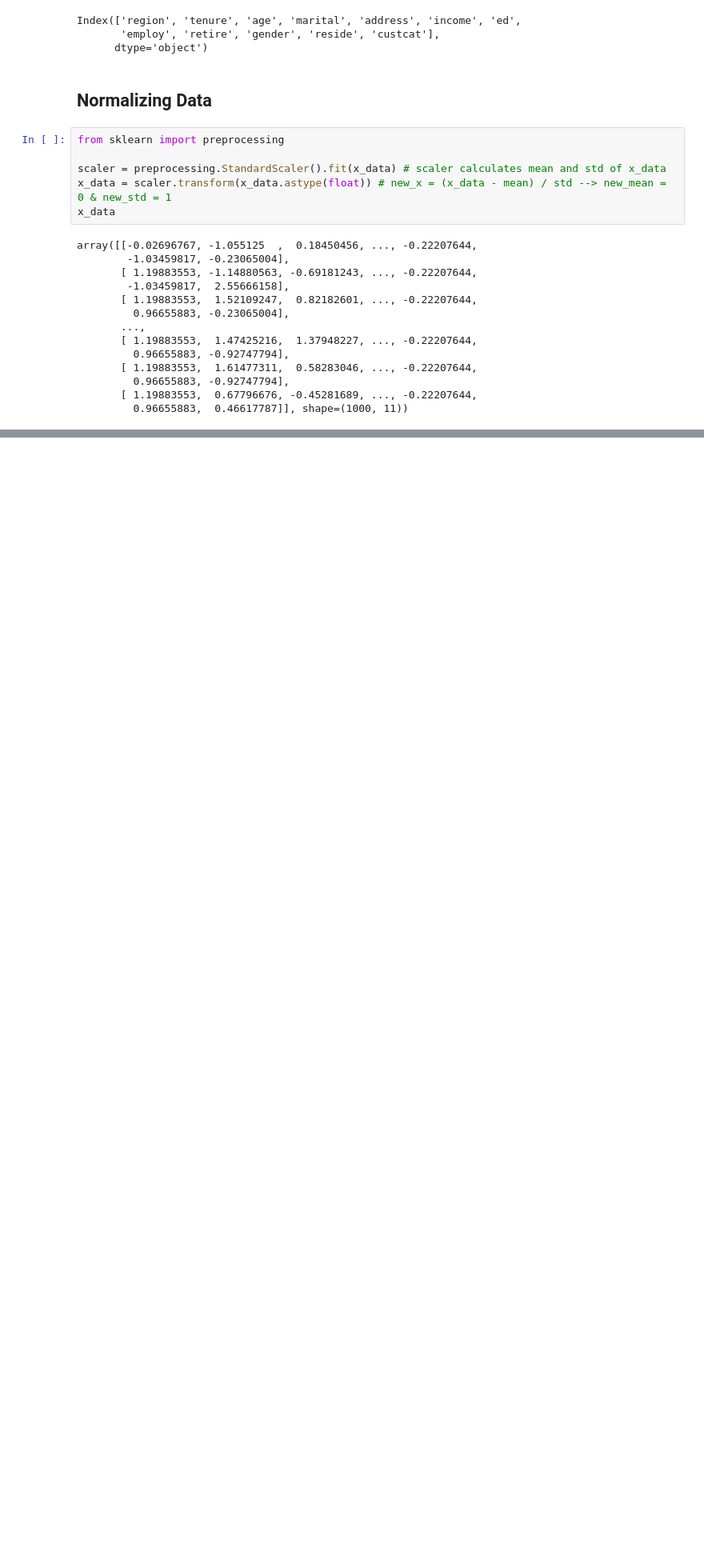
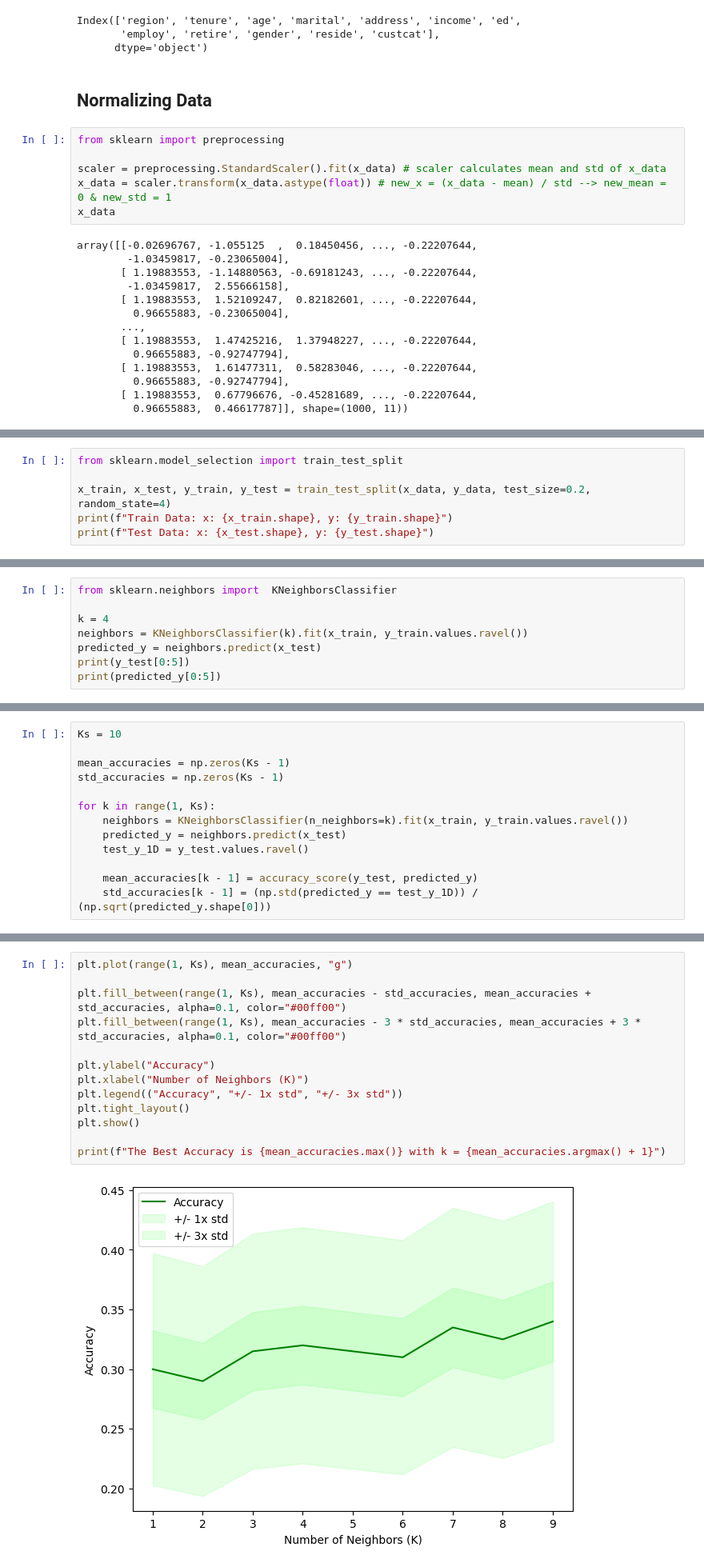
Before and after one commit to amir-azimi-dev/Machine-Learning, a Jupyter notebook: Classification/KNN.ipynb, the cells around one changed output, grey strips where cells are left out. Shown: that part at 80% size. Cells and saved outputs as stored; diff of their text form; blank space fills up the shorter version.

```diff
--- a/Classification/KNN.ipynb
+++ b/Classification/KNN.ipynb
@@ -69,0 +72,6 @@ array([[-0.02696767, -1.055125  ,  0.18450456, ..., -0.22207644,
+# %%
+from sklearn.model_selection import train_test_split
+
+x_train, x_test, y_train, y_test = train_test_split(x_data, y_data, test_size=0.2, random_state=4)
+print(f"Train Data: x: {x_train.shape}, y: {y_train.shape}")
+print(f"Test Data: x: {x_test.shape}, y: {y_test.shape}")
@@ -69,0 +83,8 @@ array([[-0.02696767, -1.055125  ,  0.18450456, ..., -0.22207644,
+# %%
+from sklearn.neighbors import  KNeighborsClassifier
+
+k = 4
+neighbors = KNeighborsClassifier(k).fit(x_train, y_train.values.ravel())
+predicted_y = neighbors.predict(x_test)
+print(y_test[0:5])
+print(predicted_y[0:5])
@@ -69,0 +114,13 @@ array([[-0.02696767, -1.055125  ,  0.18450456, ..., -0.22207644,
+# %%
+Ks = 10
+
+mean_accuracies = np.zeros(Ks - 1)
+std_accuracies = np.zeros(Ks - 1)
+
+for k in range(1, Ks):
+    neighbors = KNeighborsClassifier(n_neighbors=k).fit(x_train, y_train.values.ravel())
+    predicted_y = neighbors.predict(x_test)
+    test_y_1D = y_test.values.ravel()
+
+    mean_accuracies[k - 1] = accuracy_score(y_test, predicted_y)
+    std_accuracies[k - 1] = (np.std(predicted_y == test_y_1D)) / (np.sqrt(predicted_y.shape[0]))
@@ -69,0 +129,15 @@ array([[-0.02696767, -1.055125  ,  0.18450456, ..., -0.22207644,
+# %%
+plt.plot(range(1, Ks), mean_accuracies, "g")
+
+plt.fill_between(range(1, Ks), mean_accuracies - std_accuracies, mean_accuracies + std_accuracies, alpha=0.1, color="#00ff00")
+plt.fill_between(range(1, Ks), mean_accuracies - 3 * std_accuracies, mean_accuracies + 3 * std_accuracies, alpha=0.1, color="#00ff00")
+
+plt.ylabel("Accuracy")
+plt.xlabel("Number of Neighbors (K)")
+plt.legend(("Accuracy", "+/- 1x std", "+/- 3x std"))
+plt.tight_layout()
+plt.show()
+
+print(f"The Best Accuracy is {mean_accuracies.max()} with k = {mean_accuracies.argmax() + 1}")
+# %% [output]
+[figure, added]
```
Also changed, not shown: parts of 11 cells of this notebook.
